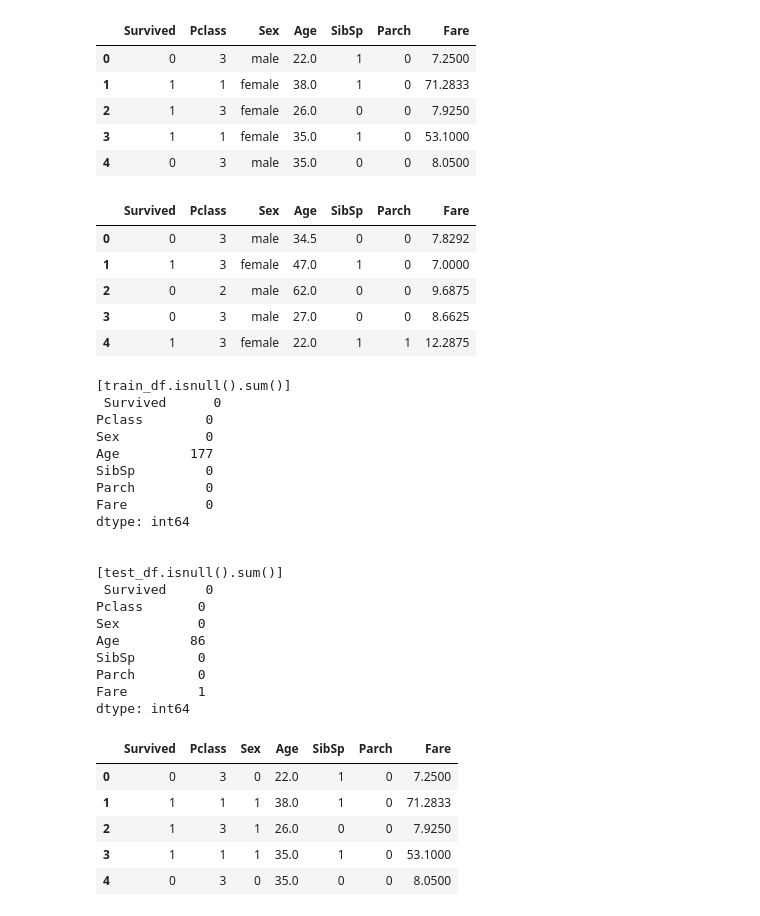
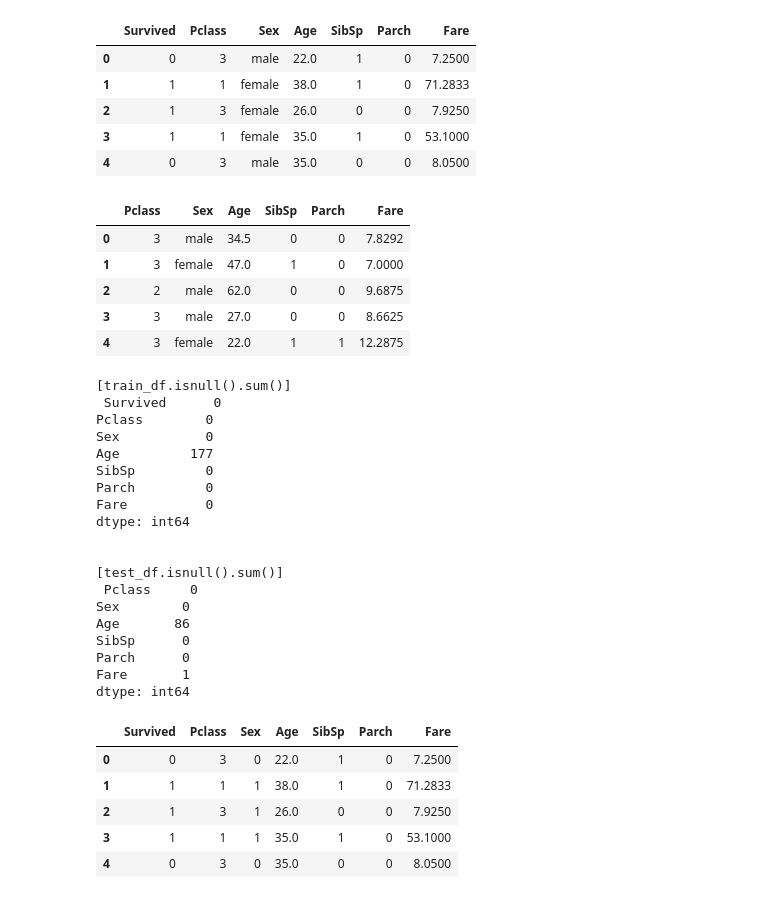
Before and after one commit to leeyeoreum02/my_own_program, a Jupyter notebook: AI program/titanic_problem.ipynb, the cells around one changed output. Saved outputs shown, nothing was run; the diff lists cells and outputs as text; code cells hidden in the pictures.

```diff
--- a/AI program/titanic_problem.ipynb
+++ b/AI program/titanic_problem.ipynb
@@ -62,9 +58,8 @@ try:
 
   train_df = pd.read_csv('./titanic_train.csv')
   test_df = pd.read_csv('./titanic_test.csv')
-  gender_df = pd.read_csv('./titanic_gender_submission.csv')
 
-  print("train_df.shape = ", train_df.shape, ", test_df.shape = ", test_df.shape, ", gender_df.shape = ", gender_df.shape)
+  print("train_df.shape = ", train_df.shape, ", test_df.shape = ", test_df.shape)
 
 except Exception as err:
 
@@ -109,7 +93,3 @@ gender_df.head()
 - processing missing data
 > - 'Age' row -> mean value
 > - 'Fare' row -> median value
-# %%
-test_df['Survived'] = gender_df['Survived']
-
-test_df.head()
@@ -123,4 +95,0 @@ test_df.head()
-# %%
-test_df = test_df[ ['PassengerId', 'Survived', 'Pclass', 'Name', 'Sex', 'Age', 'SibSp', 'Parch', 'Ticket', 'Fare', 'Cabin', 'Embarked'] ]
-
-test_df.head()
@@ -164,16 +126,16 @@ train_df.head()
 | 3 | 1 | 1 | female | 35.0 | 1 | 0 | 53.1000 |
 | 4 | 0 | 3 | male | 35.0 | 0 | 0 | 8.0500 |
 # %%
-test_df = test_df[ ['Survived', 'Pclass', 'Sex', 'Age', 'SibSp', 'Parch', 'Fare'] ]
+test_df = test_df[ ['Pclass', 'Sex', 'Age', 'SibSp', 'Parch', 'Fare'] ]
 
 test_df.head()
 # %% [output]
-|  | Survived | Pclass | Sex | Age | SibSp | Parch | Fare |
-| 0 | 0 | 3 | male | 34.5 | 0 | 0 | 7.8292 |
-| 1 | 1 | 3 | female | 47.0 | 1 | 0 | 7.0000 |
-| 2 | 0 | 2 | male | 62.0 | 0 | 0 | 9.6875 |
-| 3 | 0 | 3 | male | 27.0 | 0 | 0 | 8.6625 |
-| 4 | 1 | 3 | female | 22.0 | 1 | 1 | 12.2875 |
+|  | Pclass | Sex | Age | SibSp | Parch | Fare |
+| 0 | 3 | male | 34.5 | 0 | 0 | 7.8292 |
+| 1 | 3 | female | 47.0 | 1 | 0 | 7.0000 |
+| 2 | 2 | male | 62.0 | 0 | 0 | 9.6875 |
+| 3 | 3 | male | 27.0 | 0 | 0 | 8.6625 |
+| 4 | 3 | female | 22.0 | 1 | 1 | 12.2875 |
 # %%
 print("[train_df.isnull().sum()]\n", train_df.isnull().sum())
 print("\n\n[test_df.isnull().sum()]\n", test_df.isnull().sum())
@@ -190,13 +152,12 @@ dtype: int64
 
 
 [test_df.isnull().sum()]
- Survived     0
-Pclass       0
-Sex          0
-Age         86
-SibSp        0
-Parch        0
-Fare         1
+ Pclass     0
+Sex        0
+Age       86
+SibSp      0
+Parch      0
+Fare       1
 dtype: int64
 # %%
 train_df["Sex"] = train_df["Sex"].apply(lambda x: 0 if x == "male" else 1)
```
Also changed, not shown: parts of 55 cells of this notebook, 1 other file.
